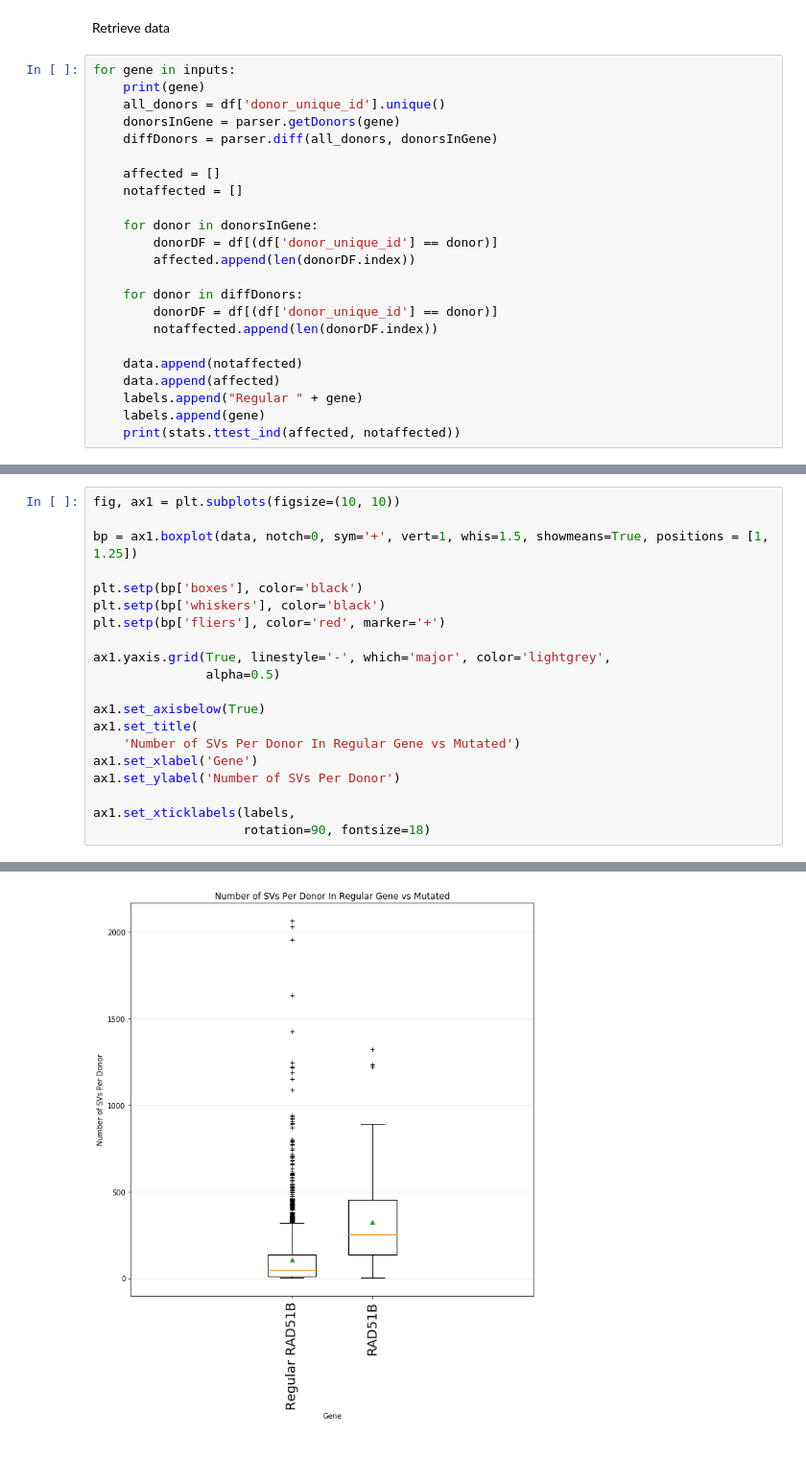
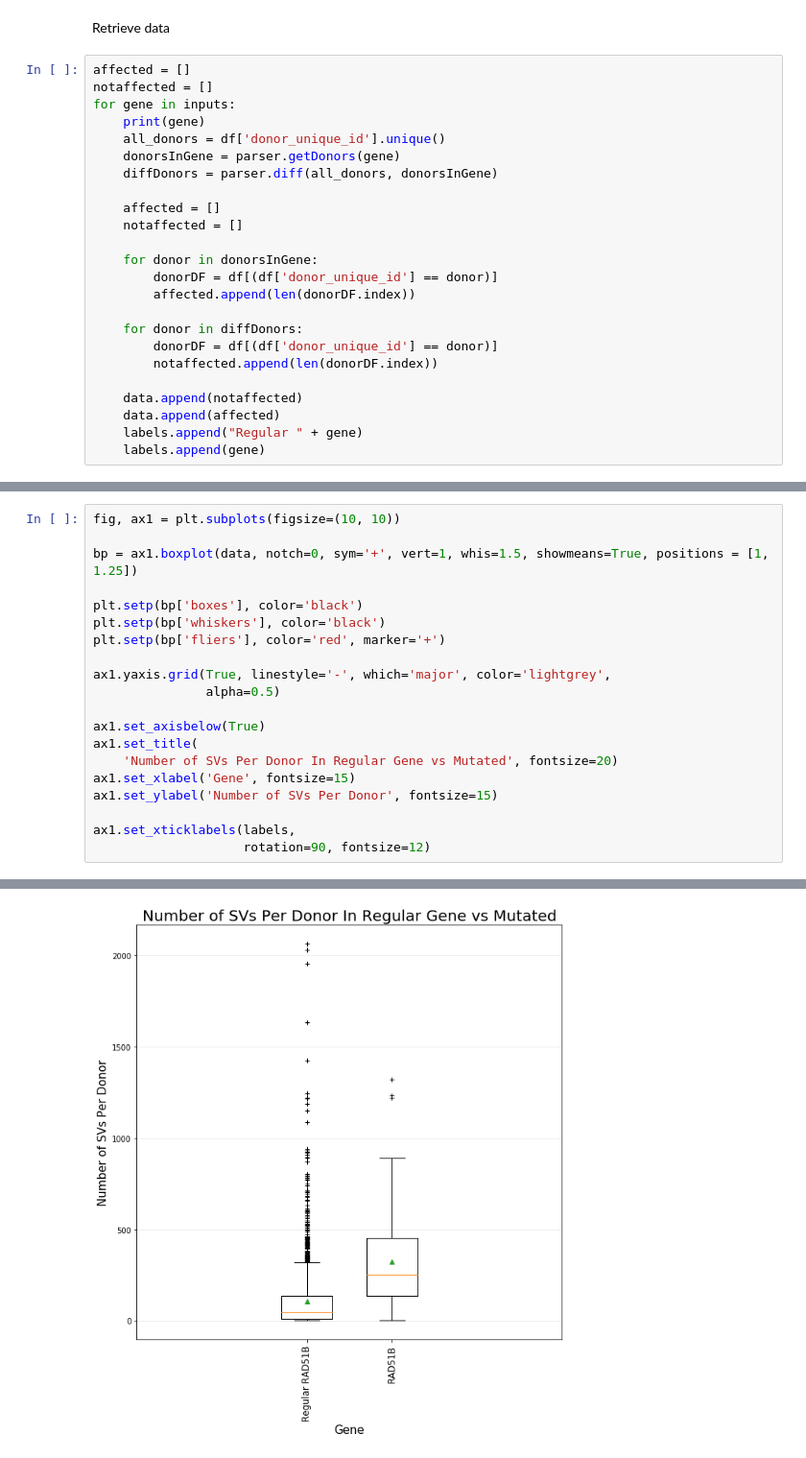
Before and after one commit to hossam-zaki/BSRP2020, a Jupyter notebook: SVPlots/GroupedBoxPlotForRAD51BOnly.ipynb, the cells around one changed output, grey strips where cells are left out. Shown: that part at 96% size. Saved outputs shown, nothing was run; the diff lists cells and outputs as text.

Commit message:
updating SVsPerGene to make nicer plot

```diff
--- a/SVPlots/GroupedBoxPlotForRAD51BOnly.ipynb
+++ b/SVPlots/GroupedBoxPlotForRAD51BOnly.ipynb
@@ -25,6 +27,8 @@ inputs = ['RAD51B']
 # %% [markdown]
 Retrieve data
 # %%
+affected = []
+notaffected = []
 for gene in inputs:
     print(gene)
     all_donors = df['donor_unique_id'].unique()
@@ -46,6 +50,5 @@ for gene in inputs:
     data.append(affected)
     labels.append("Regular " + gene)
     labels.append(gene)
-    print(stats.ttest_ind(affected, notaffected))
 # %% [output]
 RAD51B
@@ -53,23 +55,23 @@ Ttest_indResult(statistic=13.906320764153257, pvalue=2.085113142152007e-42)
 # %%
 fig, ax1 = plt.subplots(figsize=(10, 10))
 
 bp = ax1.boxplot(data, notch=0, sym='+', vert=1, whis=1.5, showmeans=True, positions = [1, 1.25])
 
 plt.setp(bp['boxes'], color='black')
 plt.setp(bp['whiskers'], color='black')
 plt.setp(bp['fliers'], color='red', marker='+')
 
 ax1.yaxis.grid(True, linestyle='-', which='major', color='lightgrey',
                alpha=0.5)
 
 ax1.set_axisbelow(True)
 ax1.set_title(
-    'Number of SVs Per Donor In Regular Gene vs Mutated')
-ax1.set_xlabel('Gene')
-ax1.set_ylabel('Number of SVs Per Donor')
+    'Number of SVs Per Donor In Regular Gene vs Mutated', fontsize=20)
+ax1.set_xlabel('Gene', fontsize=15)
+ax1.set_ylabel('Number of SVs Per Donor', fontsize=15)
 
 ax1.set_xticklabels(labels,
-                    rotation=90, fontsize=18)
+                    rotation=90, fontsize=12)
 # %% [output]
 [Text(0, 0, 'Regular RAD51B'), Text(0, 0, 'RAD51B')]
-[figure, old version]
+[figure, new version]
```
Also changed, not shown: parts of 4 cells of this notebook, 2 other files.
